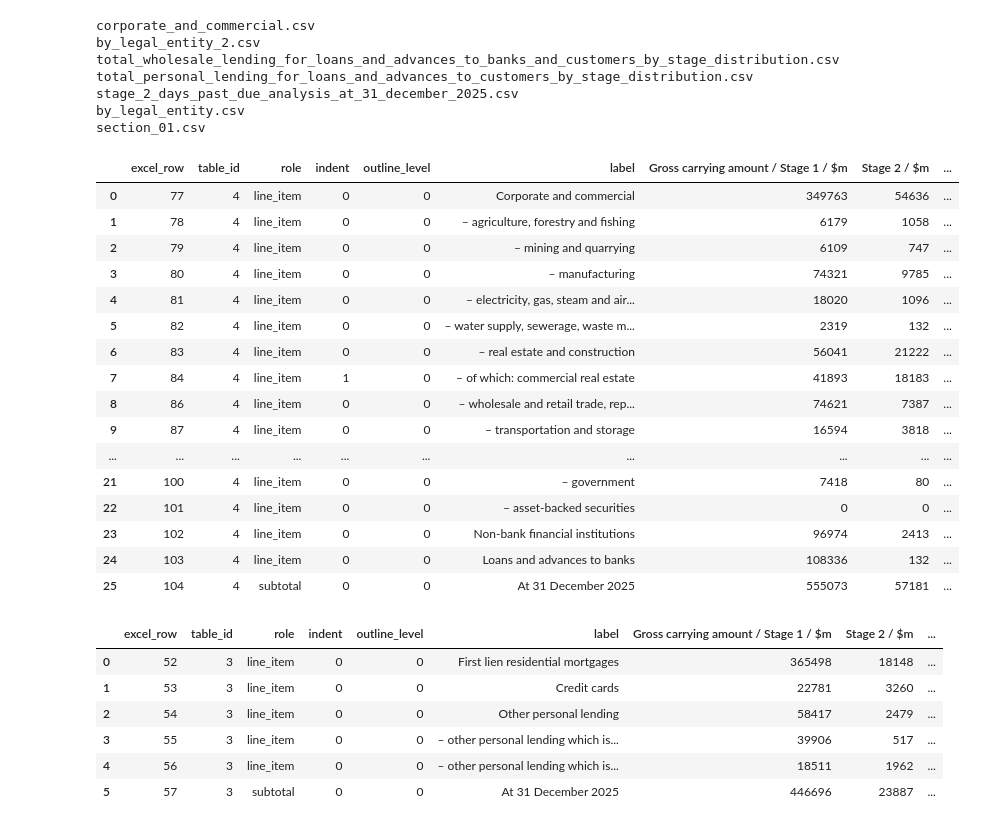
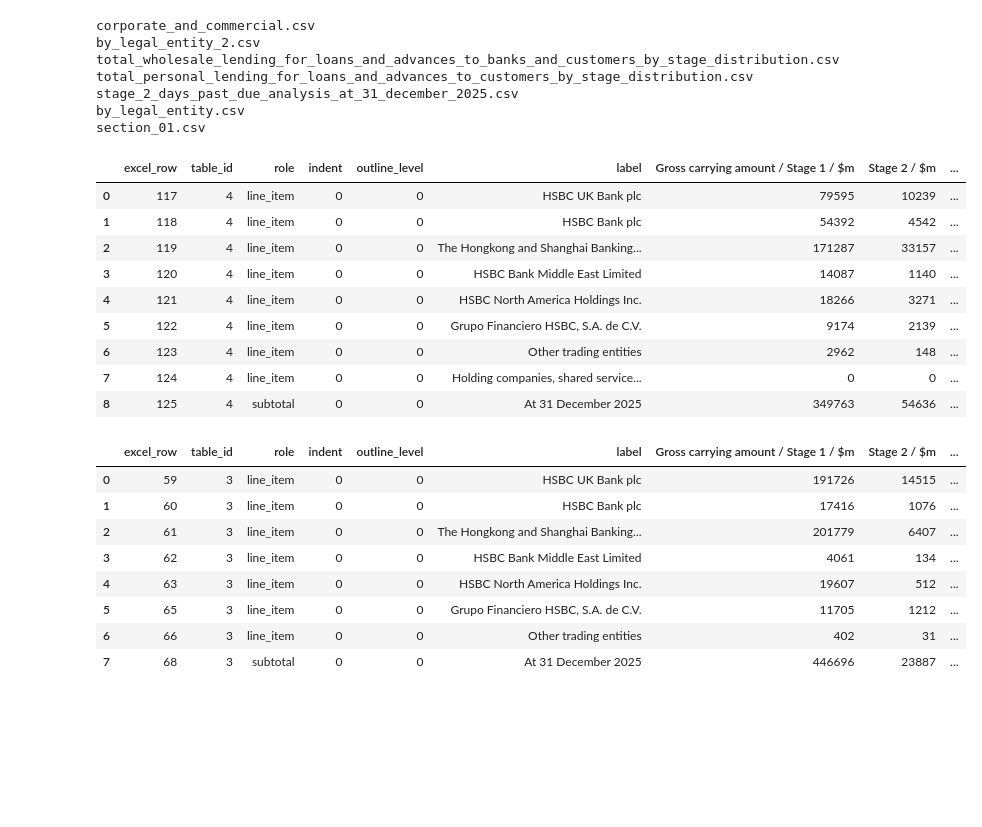
Before and after one commit to tainangao/excel-layout-detection, a Jupyter notebook: playground.ipynb, the cells around one changed output. Drawn from its saved outputs; the diff is of its cells as text; code cells hidden in the pictures; blank space fills up the shorter version.

```diff
--- a/playground.ipynb
+++ b/playground.ipynb
@@ -142,34 +142,29 @@ stage_2_days_past_due_analysis_at_31_december_2025.csv
 by_legal_entity.csv
 section_01.csv
 # %%
-df = pd.read_csv(dir / 'total_wholesale_lending_for_loans_and_advances_to_banks_and_customers_by_stage_distribution.csv')
+df = pd.read_csv(dir / 'corporate_and_commercial.csv')
 df
 # %% [output]
 |  | excel_row | table_id | role | indent | outline_level | label | Gross carrying amount / Stage 1 / $m | Stage 2 / $m | ... |
-| 0 | 77 | 4 | line_item | 0 | 0 | Corporate and commercial | 349763 | 54636 | ... |
-| 1 | 78 | 4 | line_item | 0 | 0 | – agriculture, forestry and fishing | 6179 | 1058 | ... |
-| 2 | 79 | 4 | line_item | 0 | 0 | – mining and quarrying | 6109 | 747 | ... |
-| 3 | 80 | 4 | line_item | 0 | 0 | – manufacturing | 74321 | 9785 | ... |
-| 4 | 81 | 4 | line_item | 0 | 0 | – electricity, gas, steam and air... | 18020 | 1096 | ... |
-| 5 | 82 | 4 | line_item | 0 | 0 | – water supply, sewerage, waste m... | 2319 | 132 | ... |
-| 6 | 83 | 4 | line_item | 0 | 0 | – real estate and construction | 56041 | 21222 | ... |
-| 7 | 84 | 4 | line_item | 1 | 0 | – of which: commercial real estate | 41893 | 18183 | ... |
-| 8 | 86 | 4 | line_item | 0 | 0 | – wholesale and retail trade, rep... | 74621 | 7387 | ... |
-| 9 | 87 | 4 | line_item | 0 | 0 | – transportation and storage | 16594 | 3818 | ... |
-| ... | ... | ... | ... | ... | ... | ... | ... | ... | ... |
-| 21 | 100 | 4 | line_item | 0 | 0 | – government | 7418 | 80 | ... |
-| 22 | 101 | 4 | line_item | 0 | 0 | – asset-backed securities | 0 | 0 | ... |
-| 23 | 102 | 4 | line_item | 0 | 0 | Non-bank financial institutions | 96974 | 2413 | ... |
-| 24 | 103 | 4 | line_item | 0 | 0 | Loans and advances to banks | 108336 | 132 | ... |
-| 25 | 104 | 4 | subtotal | 0 | 0 | At 31 December 2025 | 555073 | 57181 | ... |
+| 0 | 117 | 4 | line_item | 0 | 0 | HSBC UK Bank plc | 79595 | 10239 | ... |
+| 1 | 118 | 4 | line_item | 0 | 0 | HSBC Bank plc | 54392 | 4542 | ... |
+| 2 | 119 | 4 | line_item | 0 | 0 | The Hongkong and Shanghai Banking... | 171287 | 33157 | ... |
+| 3 | 120 | 4 | line_item | 0 | 0 | HSBC Bank Middle East Limited | 14087 | 1140 | ... |
+| 4 | 121 | 4 | line_item | 0 | 0 | HSBC North America Holdings Inc. | 18266 | 3271 | ... |
+| 5 | 122 | 4 | line_item | 0 | 0 | Grupo Financiero HSBC, S.A. de C.V. | 9174 | 2139 | ... |
+| 6 | 123 | 4 | line_item | 0 | 0 | Other trading entities | 2962 | 148 | ... |
+| 7 | 124 | 4 | line_item | 0 | 0 | Holding companies, shared service... | 0 | 0 | ... |
+| 8 | 125 | 4 | subtotal | 0 | 0 | At 31 December 2025 | 349763 | 54636 | ... |
 # %%
-df = pd.read_csv(dir / 'total_personal_lending_for_loans_and_advances_to_customers_by_stage_distribution.csv')
+df = pd.read_csv(dir / 'by_legal_entity.csv')
 df
 # %% [output]
 |  | excel_row | table_id | role | indent | outline_level | label | Gross carrying amount / Stage 1 / $m | Stage 2 / $m | ... |
-| 0 | 52 | 3 | line_item | 0 | 0 | First lien residential mortgages | 365498 | 18148 | ... |
-| 1 | 53 | 3 | line_item | 0 | 0 | Credit cards | 22781 | 3260 | ... |
-| 2 | 54 | 3 | line_item | 0 | 0 | Other personal lending | 58417 | 2479 | ... |
-| 3 | 55 | 3 | line_item | 0 | 0 | – other personal lending which is... | 39906 | 517 | ... |
-| 4 | 56 | 3 | line_item | 0 | 0 | – other personal lending which is... | 18511 | 1962 | ... |
-| 5 | 57 | 3 | subtotal | 0 | 0 | At 31 December 2025 | 446696 | 23887 | ... |
+| 0 | 59 | 3 | line_item | 0 | 0 | HSBC UK Bank plc | 191726 | 14515 | ... |
+| 1 | 60 | 3 | line_item | 0 | 0 | HSBC Bank plc | 17416 | 1076 | ... |
+| 2 | 61 | 3 | line_item | 0 | 0 | The Hongkong and Shanghai Banking... | 201779 | 6407 | ... |
+| 3 | 62 | 3 | line_item | 0 | 0 | HSBC Bank Middle East Limited | 4061 | 134 | ... |
+| 4 | 63 | 3 | line_item | 0 | 0 | HSBC North America Holdings Inc. | 19607 | 512 | ... |
+| 5 | 65 | 3 | line_item | 0 | 0 | Grupo Financiero HSBC, S.A. de C.V. | 11705 | 1212 | ... |
+| 6 | 66 | 3 | line_item | 0 | 0 | Other trading entities | 402 | 31 | ... |
+| 7 | 68 | 3 | subtotal | 0 | 0 | At 31 December 2025 | 446696 | 23887 | ... |
```
Also changed, not shown: parts of 1 cell of this notebook, 7 other files.
